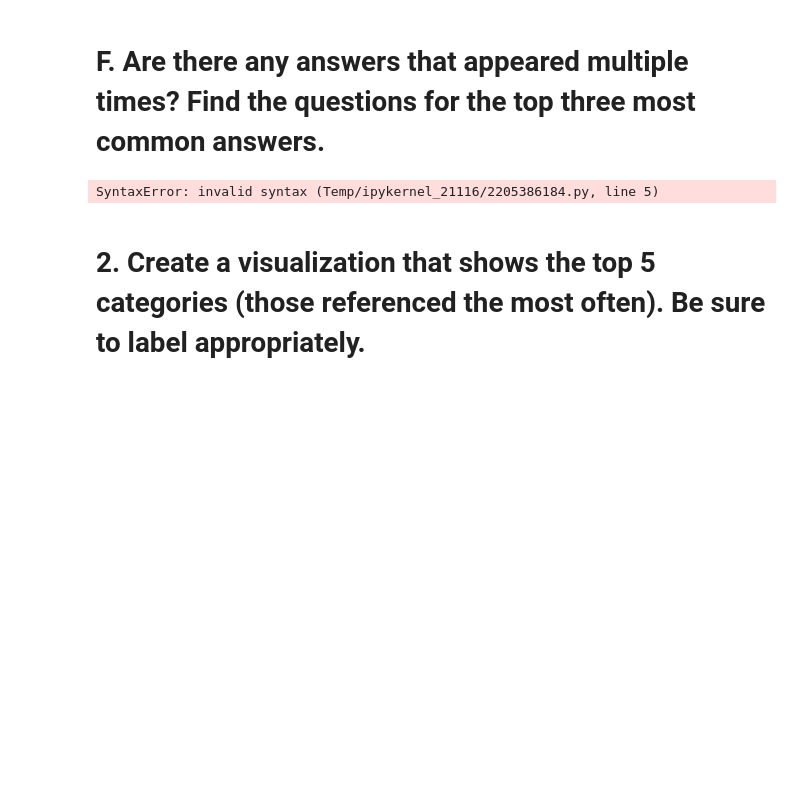
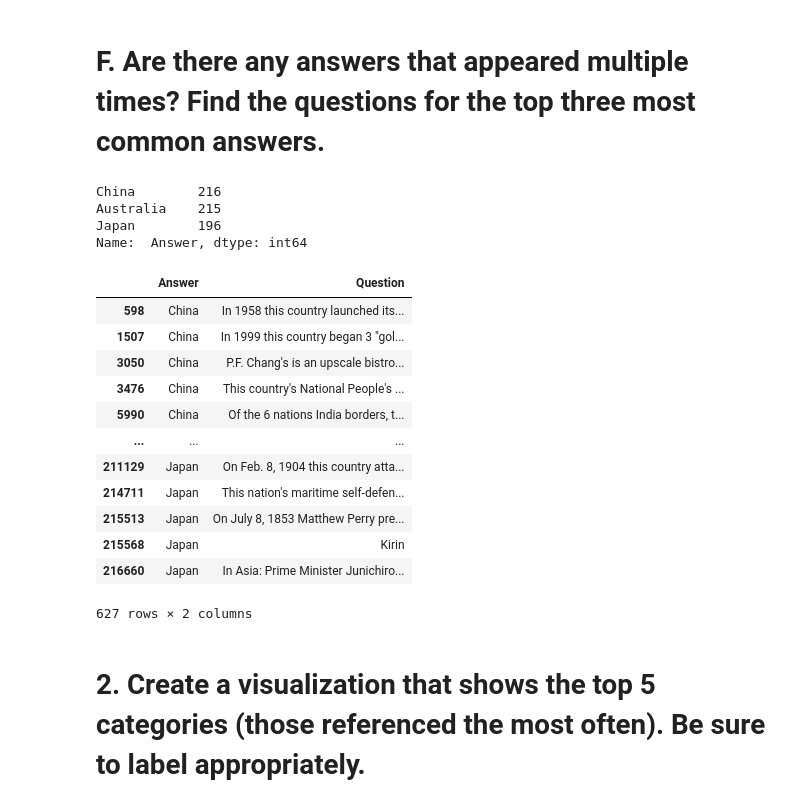
Before and after one commit to nasibaA/week_6_group_activity, a Jupyter notebook: week_6_group_activity.ipynb, the cells around one changed output. Drawn from its saved outputs; the diff is of its cells as text; code cells hidden in the pictures; blank space fills up the shorter version.

```diff
--- a/week_6_group_activity.ipynb
+++ b/week_6_group_activity.ipynb
@@ -133,19 +137,36 @@ KeyError: 'Month'
 # %% [markdown]
 # F. Are there any answers that appeared multiple times? Find the questions for the top three most common answers.
 # %%
-data_answer = df_data[" Answer"].value_counts().head(3)
-data_answer
-
-data_answer_1 = pd.DataFrame(df_data[df_data[" Answer"] ==( ['China'][[' Answer',' Question']])
-data_answer_2 = pd.DataFrame(df_data[df_data[" Answer"] == (['Australia'][[' Answer',' Question']])
-data_answer_3 = pd.DataFrame(df_data[df_data[" Answer"] == (['Japan'][[' Answer',' Question']])
-
-data_answers = [China, Australia, Japan]
-
-Questions = pd.concat(data_answers)
-Questions
+data_answer = df_data[" Answer"].value_counts()
+data_answer.head(3)
 # %% [output]
-SyntaxError: invalid syntax (Temp/ipykernel_21116/2205386184.py, line 5)
+China        216
+Australia    215
+Japan        196
+Name:  Answer, dtype: int64
+# %%
+data_answer_1 = pd.DataFrame(df_data[df_data[" Answer"]=='China'][[' Answer',' Question']])
+data_answer_2 = pd.DataFrame(df_data[df_data[" Answer"]=='Australia'][[' Answer',' Question']])
+data_answer_3 = pd.DataFrame(df_data[df_data[" Answer"]=='Japan'][[' Answer',' Question']])
+
+data_answers = [ data_answer_1,data_answer_2, data_answer_3]
+
+Questions = pd.concat(data_answers)
+Questions
+# %% [output]
+|  | Answer | Question |
+| 598 | China | In 1958 this country launched its... |
+| 1507 | China | In 1999 this country began 3 "gol... |
+| 3050 | China | P.F. Chang's is an upscale bistro... |
+| 3476 | China | This country's National People's ... |
+| 5990 | China | Of the 6 nations India borders, t... |
+| ... | ... | ... |
+| 211129 | Japan | On Feb. 8, 1904 this country atta... |
+| 214711 | Japan | This nation's maritime self-defen... |
+| 215513 | Japan | On July 8, 1853 Matthew Perry pre... |
+| 215568 | Japan | Kirin |
+| 216660 | Japan | In Asia: Prime Minister Junichiro... |
+627 rows × 2 columns
 # %% [markdown]
 # 2. Create a visualization that shows the top 5 categories (those referenced the most often). Be sure to label appropriately.
 # %%
```
Also changed, not shown: parts of 5 cells of this notebook.
